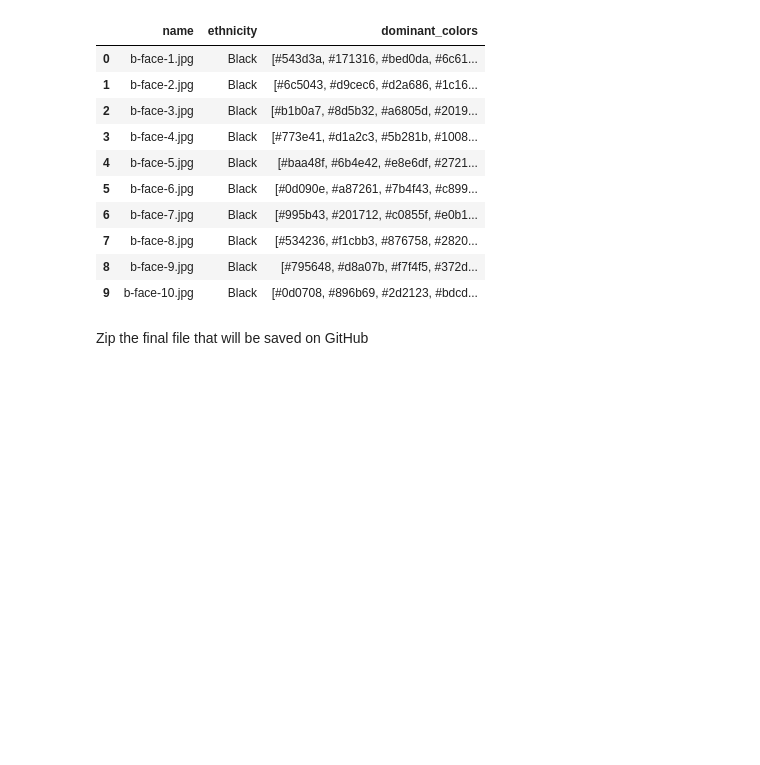
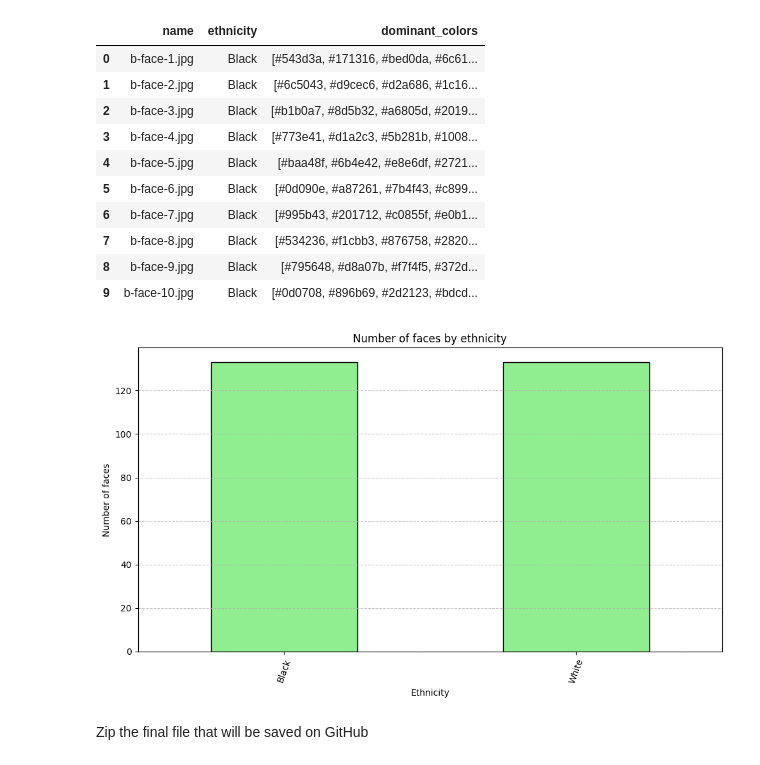
Before and after one commit to Zadigo/datasets, a Jupyter notebook: faces/collect_items.ipynb, the cells around one changed output. Drawn from its saved outputs; the diff is of its cells as text; code cells hidden in the pictures; blank space fills up the shorter version.

Commit message:
Improve collect items

```diff
--- a/faces/collect_items.ipynb
+++ b/faces/collect_items.ipynb
@@ -43,7 +43,7 @@ def get_color_histogram(path):
     h_channel, s_channel, v_channel = cv2.split(image_hsv)
     return [h_channel, s_channel, v_channel]
 # %%
-def rename_and_copy(prefix, items):
+def rename_and_copy(prefix, items, copy_files=True):
     images_container = []
 
     ethnicity = 'Black' if prefix == 'b' else 'White'
@@ -54,7 +54,9 @@ def rename_and_copy(prefix, items):
     for i, file in enumerate(files):
         path = root.joinpath(file)
         filename = f'{prefix}-face-{i + 1}{path.suffix}'
-        shutil.copy2(path, temp_destination_folder.joinpath(filename))
+
+        if copy_files:
+            shutil.copy2(path, temp_destination_folder.joinpath(filename))
 
         # Image analysis
         colors = get_dominant_colors(path)
@@ -69,9 +71,9 @@ def rename_and_copy(prefix, items):
 
     return images_container
 # %%
-data1 = rename_and_copy('b', black_women)
+data1 = rename_and_copy('b', black_women, copy_files=False)
 # %%
-data2 = rename_and_copy('w', white_women)
+data2 = rename_and_copy('w', white_women, copy_files=False)
 # %%
 df1 = pandas.DataFrame(data1)
 df2 = pandas.DataFrame(data2)
@@ -94,3 +100,24 @@ df.head(n=10)
+# %%
+face_by_ethnicity = df.groupby('ethnicity')['name'].count()
+# %%
+plt.figure(figsize=(10, 6))
+
+ax = face_by_ethnicity.plot(kind='bar', color='lightgreen', edgecolor='black')
+
+plt.title('Number of faces by ethnicity')
+
+plt.xlabel('Ethnicity')
+plt.ylabel('Number of faces')
+
+plt.xticks(rotation=70)
+plt.grid(axis='y', linestyle='--', alpha=0.7)
+
+params = {'ha': 'center', 'va': 'center'}
+
+plt.tight_layout()
+plt.show()
+# %% [output]
+[figure, added]
 # %%
 df.to_json('data_infos.json', orient='records')
 # %% [markdown]
```
Also changed, not shown: parts of 2 cells of this notebook.
